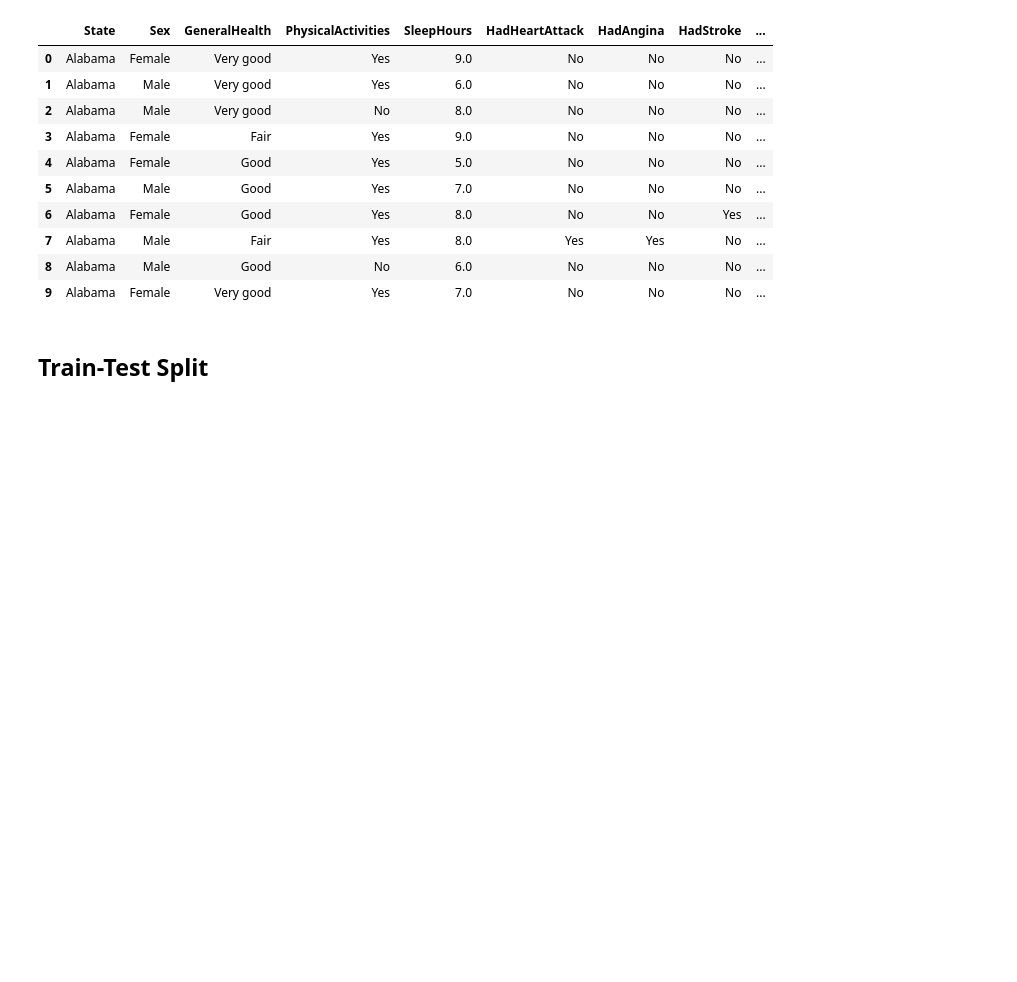
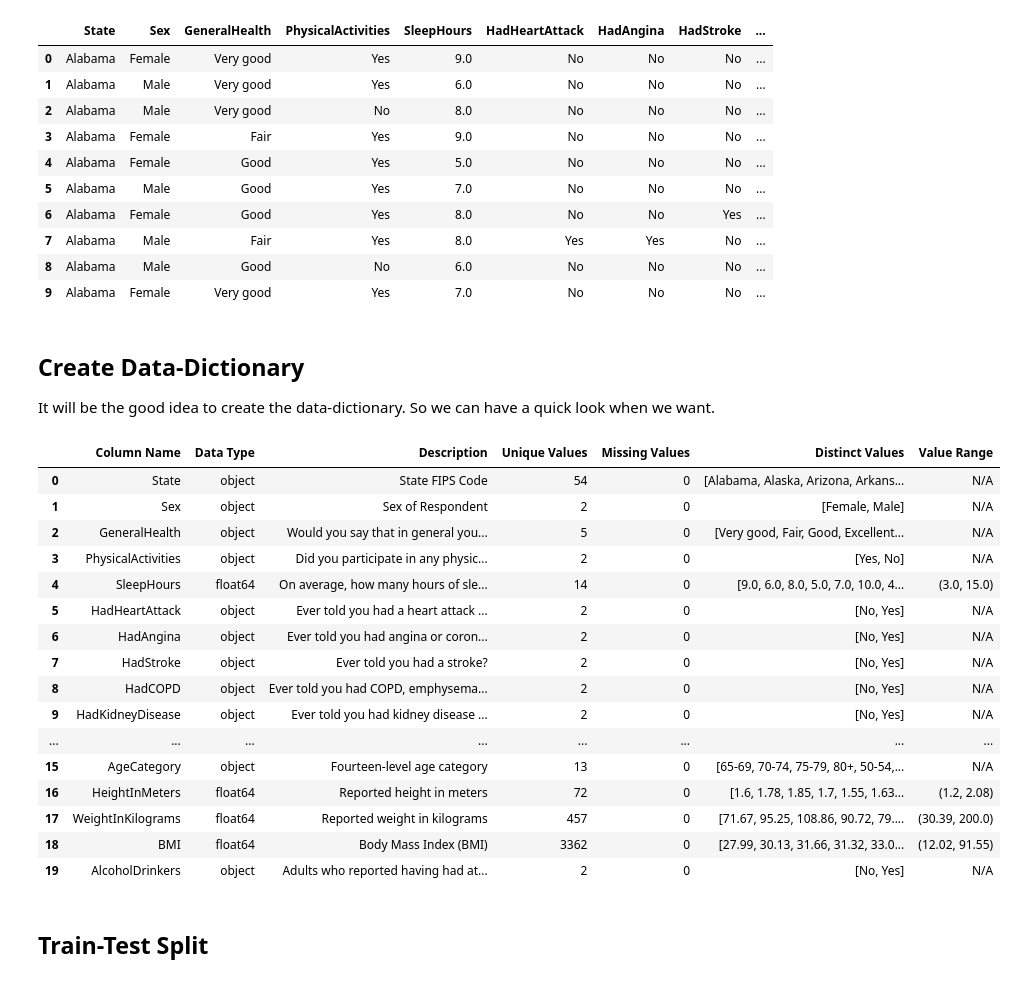
Before and after one commit to nikbhavsar/Heart-Attack-Prediction, a Jupyter notebook: Notebooks/3_DataProcessing_HypothesisTesting.ipynb, the cells around one changed output. Saved outputs shown, nothing was run; the diff lists cells and outputs as text; code cells hidden in the pictures; blank space fills up the shorter version.

Commit message:
PreProcessing - Added the basic categorical preprocessing
Also added separate files for the utility functions

```diff
--- a/Notebooks/3_DataProcessing_HypothesisTesting.ipynb
+++ b/Notebooks/3_DataProcessing_HypothesisTesting.ipynb
@@ -98,8 +58,8 @@ def define_df_settings():
 # %% [markdown]
 ## Loading Data
 # %%
-df = import_csv('./../data/heart_attack_cleaned_v2.csv')
-define_df_settings()
+df = functions.import_csv('./../data/heart_attack_cleaned_v2.csv')
+functions.define_df_settings()
 # %% [markdown]
 Let's look at the columns which are present into our dataset.
 # %%
@@ -116,6 +76,58 @@ df.head(10)
 | 7 | Alabama | Male | Fair | Yes | 8.0 | Yes | Yes | No | ... |
 | 8 | Alabama | Male | Good | No | 6.0 | No | No | No | ... |
 | 9 | Alabama | Female | Very good | Yes | 7.0 | No | No | No | ... |
+# %% [markdown]
+## Create Data-Dictionary
+It will be the good idea to create the data-dictionary. So we can have a quick look when we want.
+# %%
+feature_descriptions = {
+    "State": "State FIPS Code",
+    "Sex": "Sex of Respondent",
+    "GeneralHealth": "Would you say that in general your health is:",
+    "PhysicalActivities": "Did you participate in any physical activities or exercises in the past month?",
+    "SleepHours": "On average, how many hours of sleep do you get in a 24-hour period?",
+    "HadHeartAttack": "Ever told you had a heart attack (myocardial infarction)?",
+    "HadAngina": "Ever told you had angina or coronary heart disease?",
+    "HadStroke": "Ever told you had a stroke?",
+    "HadAsthma": "Ever told you had asthma?",
+    "HadSkinCancer": "Ever told you had skin cancer (not melanoma)?",
+    "HadCOPD": "Ever told you had COPD, emphysema, or chronic bronchitis?",
+    "HadDepressiveDisorder": "Ever told you had a depressive disorder (e.g., major depression, dysthymia)?",
+    "HadKidneyDisease": "Ever told you had kidney disease (excluding kidney stones, bladder infection, incontinence)?",
+    "HadArthritis": "Ever told you had arthritis, rheumatoid arthritis, gout, lupus, or fibromyalgia?",
+    "HadDiabetes": "Ever told you had diabetes?",
+    "SmokerStatus": "Four-level smoker status: Everyday smoker, Someday smoker, Former smoker, Non-smoker",
+    "ECigaretteUsage": "E-cigarette usage: Never used, currently using daily/some days, or used in the past but not currently",
+    "ChestScan": "Have you ever had a CT or CAT scan of your chest area?",
+    "RaceEthnicityCategory": "Five-level race/ethnicity category",
+    "AgeCategory": "Fourteen-level age category",
+    "HeightInMeters": "Reported height in meters",
+    "WeightInKilograms": "Reported weight in kilograms",
+    "BMI": "Body Mass Index (BMI)",
+    "AlcoholDrinkers": "Adults who reported having had at least one drink of alcohol in the past 30 days",
+}
+
+# Create data dictionary
+heart_attack_data_dictionary = functions.generate_data_dictionary(df,feature_descriptions)
+display(heart_attack_data_dictionary)
+# %% [output]
+|  | Column Name | Data Type | Description | Unique Values | Missing Values | Distinct Values | Value Range |
+| 0 | State | object | State FIPS Code | 54 | 0 | [Alabama, Alaska, Arizona, Arkans... | N/A |
+| 1 | Sex | object | Sex of Respondent | 2 | 0 | [Female, Male] | N/A |
+| 2 | GeneralHealth | object | Would you say that in general you... | 5 | 0 | [Very good, Fair, Good, Excellent... | N/A |
+| 3 | PhysicalActivities | object | Did you participate in any physic... | 2 | 0 | [Yes, No] | N/A |
+| 4 | SleepHours | float64 | On average, how many hours of sle... | 14 | 0 | [9.0, 6.0, 8.0, 5.0, 7.0, 10.0, 4... | (3.0, 15.0) |
+| 5 | HadHeartAttack | object | Ever told you had a heart attack ... | 2 | 0 | [No, Yes] | N/A |
+| 6 | HadAngina | object | Ever told you had angina or coron... | 2 | 0 | [No, Yes] | N/A |
+| 7 | HadStroke | object | Ever told you had a stroke? | 2 | 0 | [No, Yes] | N/A |
+| 8 | HadCOPD | object | Ever told you had COPD, emphysema... | 2 | 0 | [No, Yes] | N/A |
+| 9 | HadKidneyDisease | object | Ever told you had kidney disease ... | 2 | 0 | [No, Yes] | N/A |
+| ... | ... | ... | ... | ... | ... | ... | ... |
+| 15 | AgeCategory | object | Fourteen-level age category | 13 | 0 | [65-69, 70-74, 75-79, 80+, 50-54,... | N/A |
+| 16 | HeightInMeters | float64 | Reported height in meters | 72 | 0 | [1.6, 1.78, 1.85, 1.7, 1.55, 1.63... | (1.2, 2.08) |
+| 17 | WeightInKilograms | float64 | Reported weight in kilograms | 457 | 0 | [71.67, 95.25, 108.86, 90.72, 79.... | (30.39, 200.0) |
+| 18 | BMI | float64 | Body Mass Index (BMI) | 3362 | 0 | [27.99, 30.13, 31.66, 31.32, 33.0... | (12.02, 91.55) |
+| 19 | AlcoholDrinkers | object | Adults who reported having had at... | 2 | 0 | [No, Yes] | N/A |
 # %% [markdown]
 ## Train-Test Split
 # %% [markdown]
```
Also changed, not shown: parts of 22 cells of this notebook, 4 other files.
